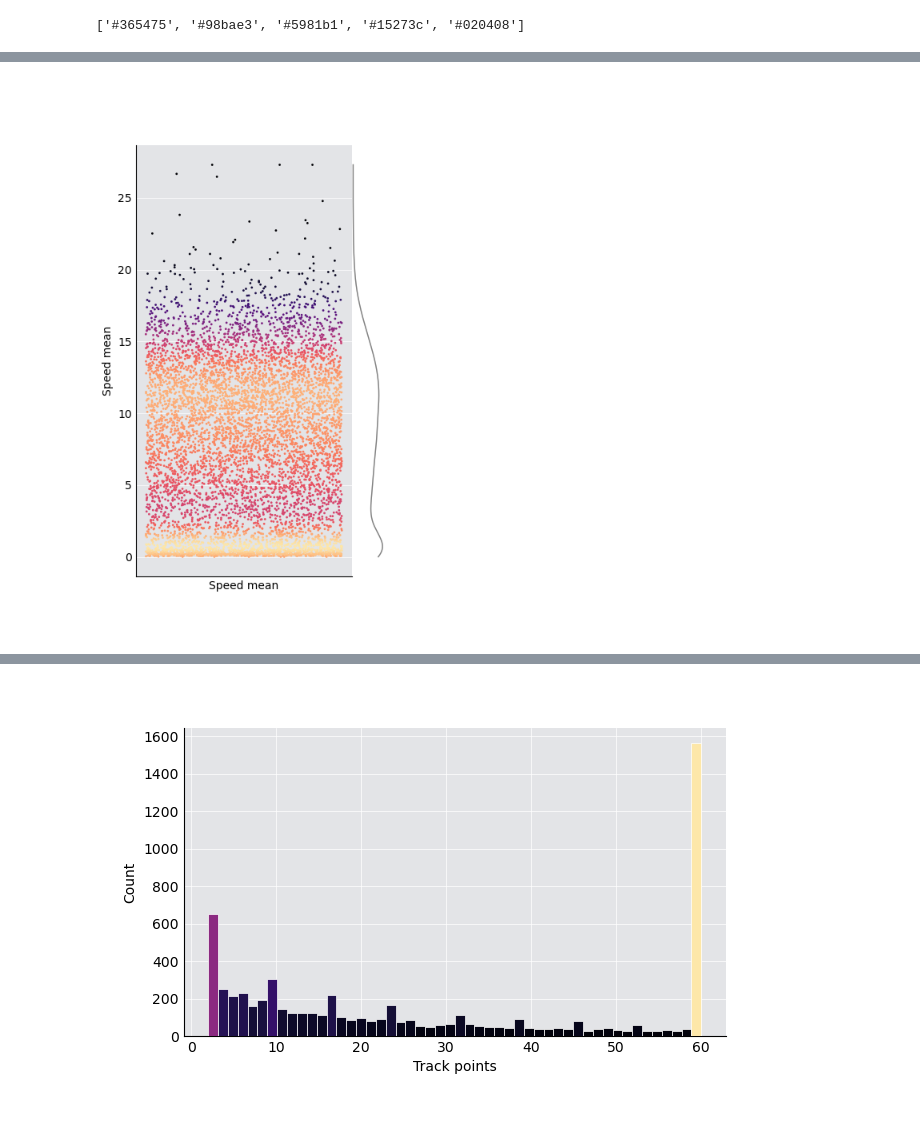
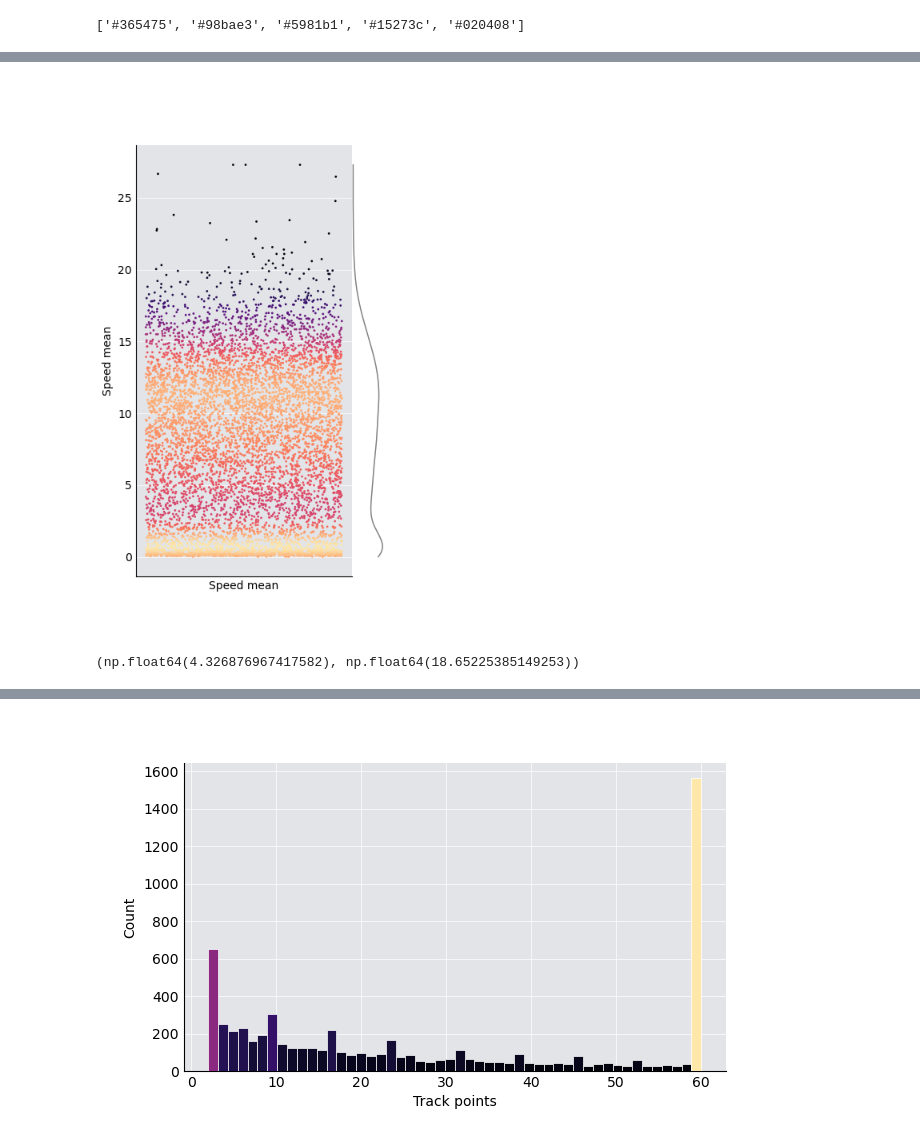
Before and after one commit to BranislavModriansky/Peregrin, a Jupyter notebook: lib/peregrin/Z_sketches/filter_computations.ipynb, the cells around one changed output, grey strips where cells are left out. Drawn from its saved outputs; the diff is of its cells as text; code cells hidden in the pictures.

```diff
--- a/lib/peregrin/Z_sketches/filter_computations.ipynb
+++ b/lib/peregrin/Z_sketches/filter_computations.ipynb
@@ -1239,5 +1279,9 @@ gated
 # %%
-jitter_sel = f.jitter(gated, "Speed mean", log=False)
+jitter_sel = filter.jitter(df, "Speed mean", log=False)
 # %% [output]
-[figure, old version]
+[figure, new version]
+# %%
+jitter_sel.result["min"], jitter_sel.result["max"]
+# %% [output]
+(np.float64(4.326876967417582), np.float64(18.65225385149253))
 # %%
```
Also changed, not shown: parts of 9 cells of this notebook, 6 other files.
